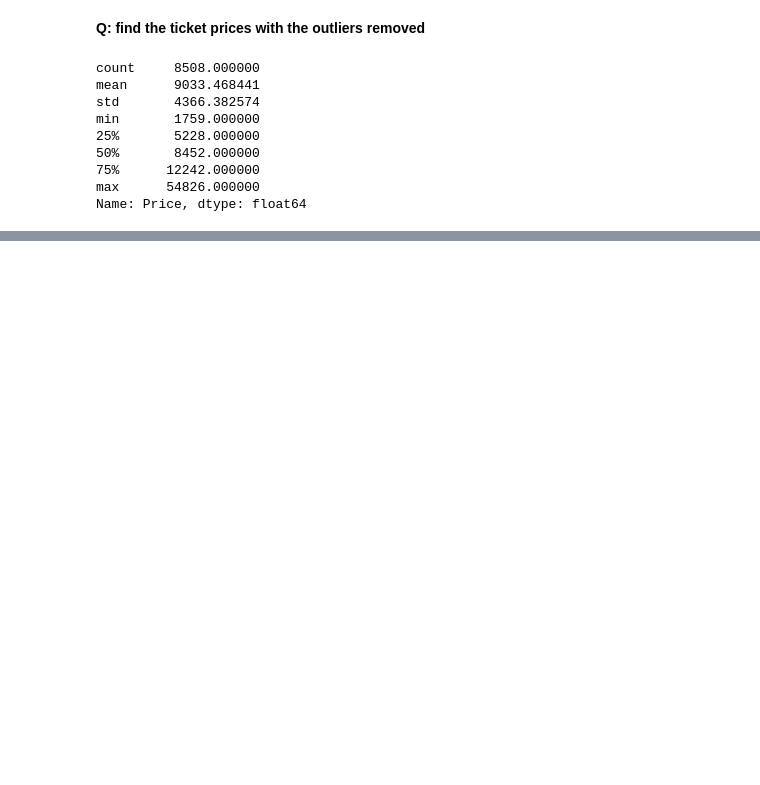
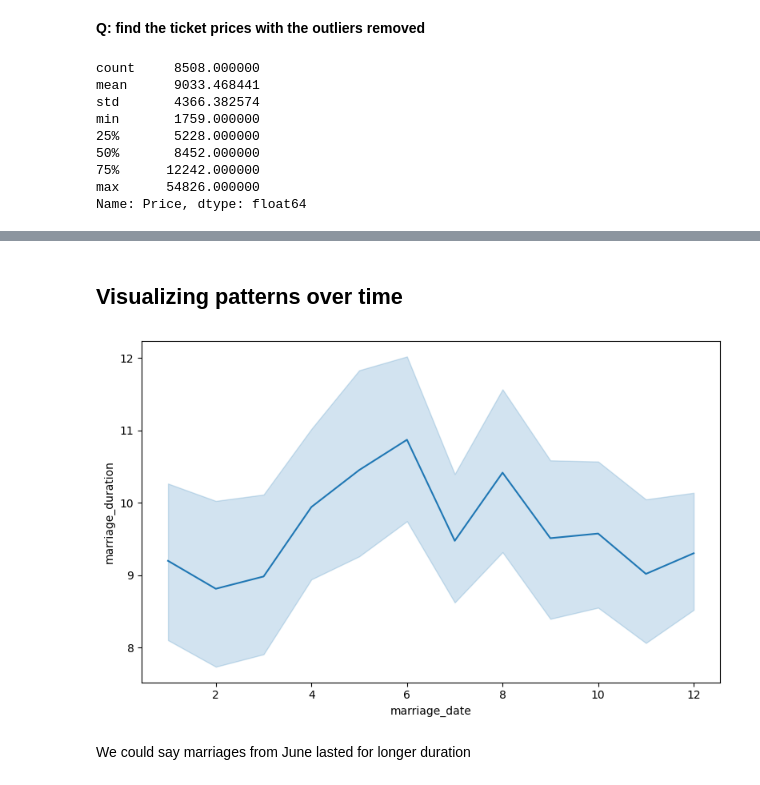
Before and after one commit to abhijeet-bhambere/exploratory_data_analysis, a Jupyter notebook: EDA_In_Python.ipynb, the cells around one changed output, grey strips where cells are left out. Drawn from its saved outputs; the diff is of its cells as text; code cells hidden in the pictures; blank space fills up the shorter version.

```diff
--- a/EDA_In_Python.ipynb
+++ b/EDA_In_Python.ipynb
@@ -1251,0 +1285,4 @@ Name: Price, dtype: float64
+# %%
+# Setting the datetime dtype while loading a dataFrame
+divorces = pd.read_csv("./course_datasets/eda_datasets/datasets/divorce.csv", parse_dates=["marriage_date"])
+divorces.dtypes
@@ -1251,0 +1301,4 @@ Name: Price, dtype: float64
+# %%
+# Converting dtype after the dataframe was imported
+divorces["divorce_date"] = pd.to_datetime(divorces["divorce_date"])
+divorces.dtypes
@@ -1251,0 +1317,4 @@ Name: Price, dtype: float64
+# %%
+# Converting dtypes for multiple columns
+divorces[["dob_man","dob_woman"]] =divorces[["dob_man","dob_woman"]].apply(pd.to_datetime)
+divorces.dtypes
@@ -1251,0 +1360,12 @@ Name: Price, dtype: float64
+# %% [markdown]
+## Visualizing patterns over time
+# %%
+plt.figure(figsize=(8,5))
+sns.lineplot(data=divorces, x=divorces["marriage_date"].dt.month , y="marriage_duration")
+
+plt.tight_layout()
+plt.show()
+# %% [output]
+[figure, added]
+# %% [markdown]
+We could say marriages from June lasted for longer duration
```
Also changed, not shown: parts of 93 cells of this notebook.
